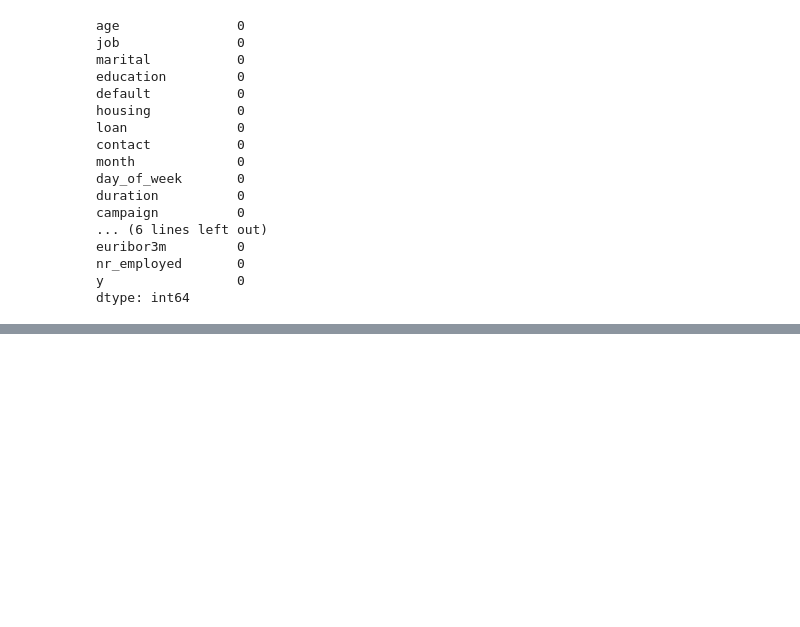
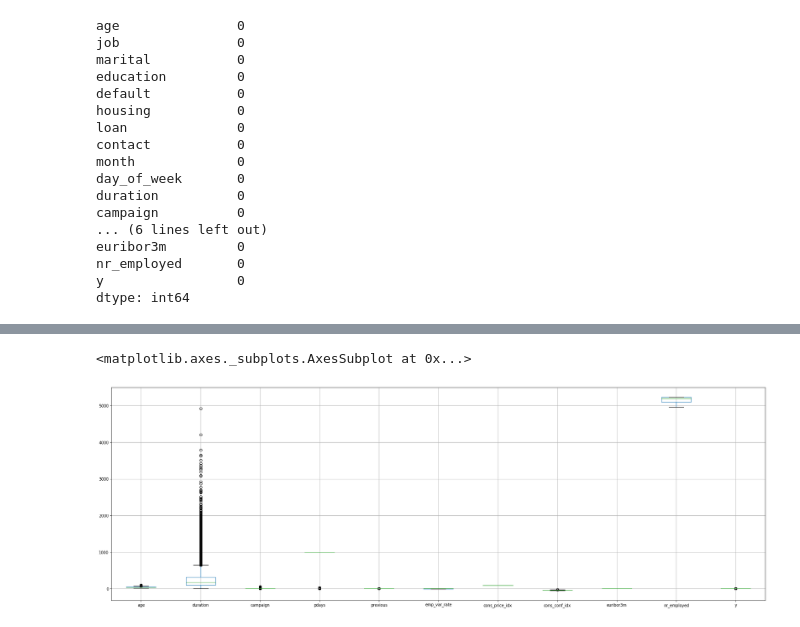
Before and after one commit to avgupt/DMG-Assignments, a Jupyter notebook: Assignment-1/code/dataset3.ipynb, the cells around one changed output, grey strips where cells are left out. Cells and saved outputs as stored; diff of their text form; code cells hidden in the pictures; blank space fills up the shorter version.

```diff
--- a/Assignment-1/code/dataset3.ipynb
+++ b/Assignment-1/code/dataset3.ipynb
@@ -81,0 +75,5 @@ The histogram for column loan
+# %%
+data3.boxplot(figsize = (30, 10))
+# %% [output]
+<matplotlib.axes._subplots.AxesSubplot at 0x...>
+[figure, added]
```
Also changed, not shown: parts of 14 cells of this notebook, 2 other files.
